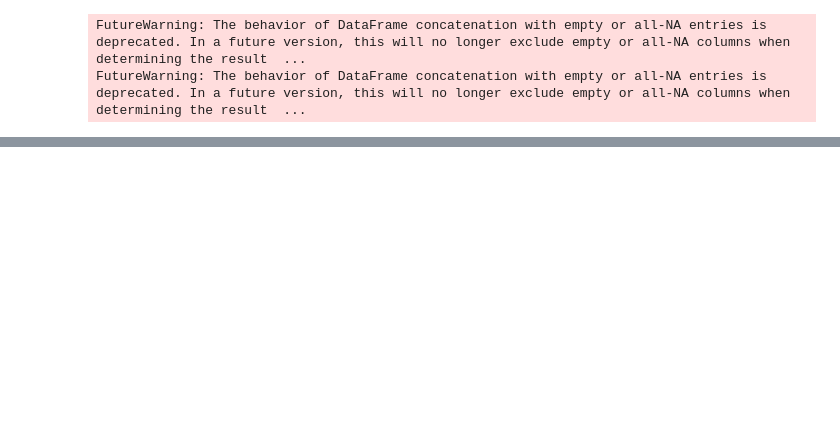
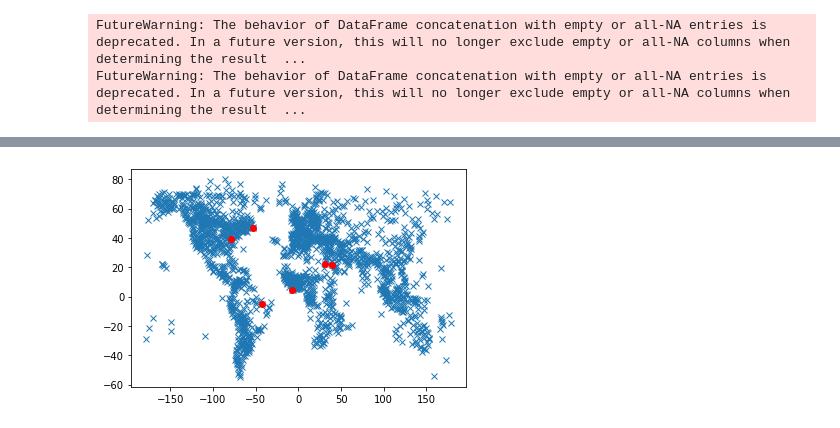
Before and after one commit to SimonTrttr/Non_param, a Jupyter notebook: Exploration_database.ipynb, the cells around one changed output, grey strips where cells are left out. Drawn from its saved outputs; the diff is of its cells as text; code cells hidden in the pictures; blank space fills up the shorter version.

```diff
--- a/Exploration_database.ipynb
+++ b/Exploration_database.ipynb
@@ -95,0 +313,12 @@ plt.plot(long_list,lati_list,'x',long_list_pays,lati_list_pays,'rx')
+# %%
+for elt in Noms:
+    t=list(dico[elt].wdir)[360:720]
+    t_cos = np.sum(np.cos([np.pi*x/180 for x in t if np.isnan(x) == False]))
+    t_sin = np.sum(np.sin([np.pi*x/180 for x in t if np.isnan(x) == False]))
+    a = [rd.random()*2*np.pi for _ in range(360)]
+    a_sin = np.sum(np.sin(a))
+    a_cos = np.sum(np.cos(a))
+    e = t_cos+t_sin*1j
+    f = a_cos+a_sin*1j
+    print(e,f)
+a
@@ -95,0 +349,8 @@ plt.plot(long_list,lati_list,'x',long_list_pays,lati_list_pays,'rx')
+# %%
+a=[]
+plt.plot(long_list,lati_list,'x')
+for elt in Noms:
+    a=loc_df[loc_df.name==elt]
+    plt.plot(list(a["longitude"]),list(a["latitude"]),'ro')
+# %% [output]
+[figure, added]
```
Also changed, not shown: parts of 11 cells of this notebook.
